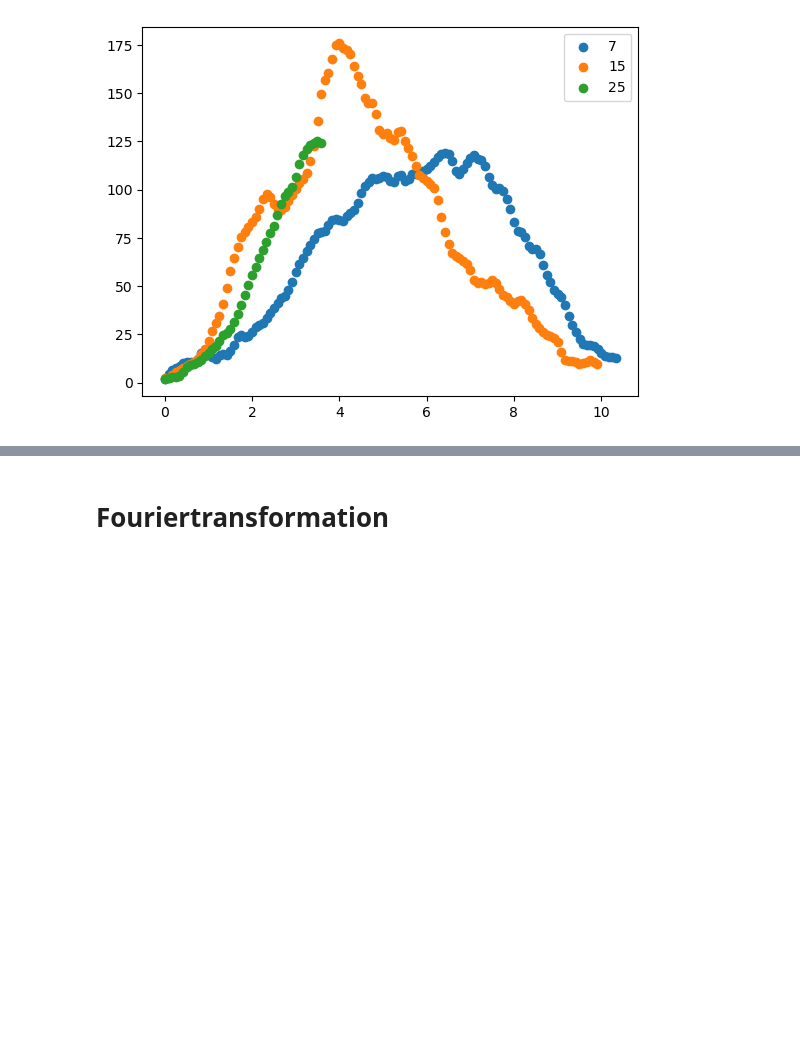
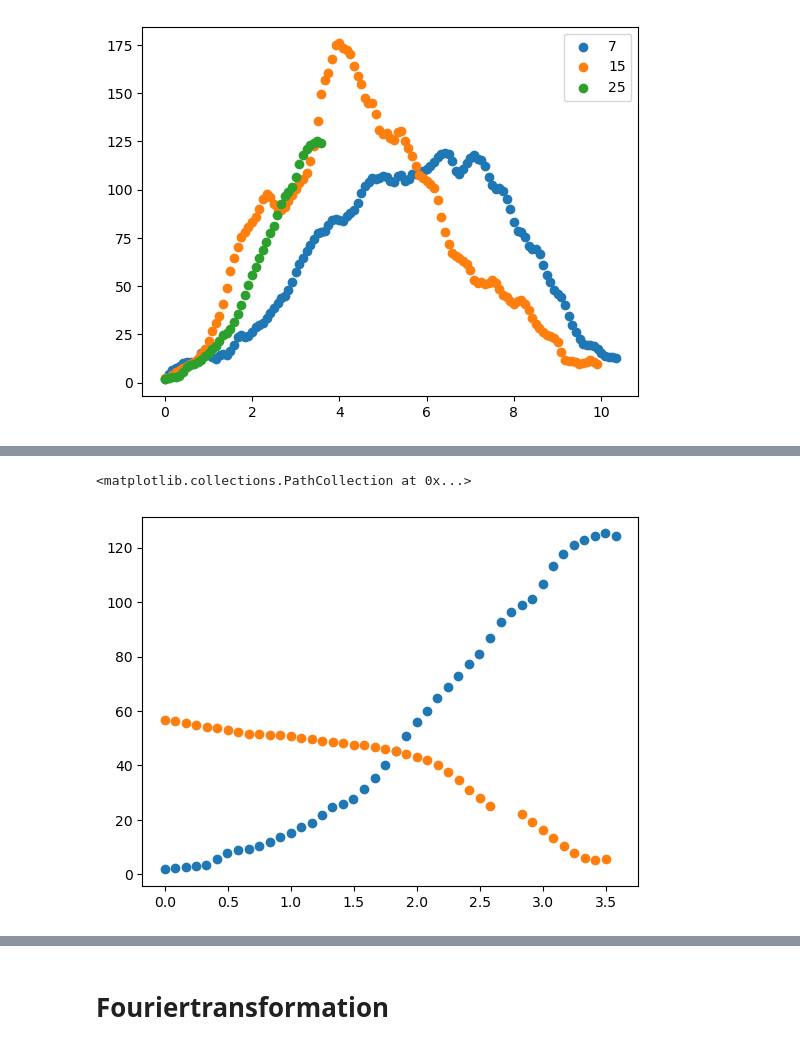
Before and after one commit to Focus9752/Solpletter_projekt, a Jupyter notebook: ok/Solpletanalyse.ipynb, the cells around one changed output, grey strips where cells are left out. Saved outputs shown, nothing was run; the diff lists cells and outputs as text; code cells hidden in the pictures; blank space fills up the shorter version.

```diff
--- a/ok/Solpletanalyse.ipynb
+++ b/ok/Solpletanalyse.ipynb
@@ -231,0 +249,14 @@ plt.show()
+# %%
+Magnetfelt = [0,0,0,0,0,0,0,0,0,0,0,0,0,0,0,0,0,0,0,0]
+for k in range( len(Proxy_minimum_dato[-5:])-1 ):
+    Maske=(Proxy_minimum_dato[-5:][k] < Dato_m) & (Dato_m < Proxy_minimum_dato[-5:][k+1])
+    x = Dato_m[Maske]
+    y = Mag[Maske]
+    Magnetfelt.append([x,y])
+    if k == 3:
+        Maske=(Magnetfelt[23][0][-1] < Dato_m) & (Dato_m < 2025)
+        x = Dato_m[Maske]
+        y = Mag[Maske]
+        Magnetfelt.append([x,y])
+
+print(Magnetfelt[24])
@@ -231,0 +283,6 @@ plt.show()
+# %%
+plt.scatter(Cykler[24][0]-Cykler[24][0][0],Cykler[24][1], label='25')
+plt.scatter(Magnetfelt[24][0] - Magnetfelt[24][0][0] , Magnetfelt[24][1])
+# %% [output]
+<matplotlib.collections.PathCollection at 0x...>
+[figure, added]
```
Also changed, not shown: parts of 8 cells of this notebook.
